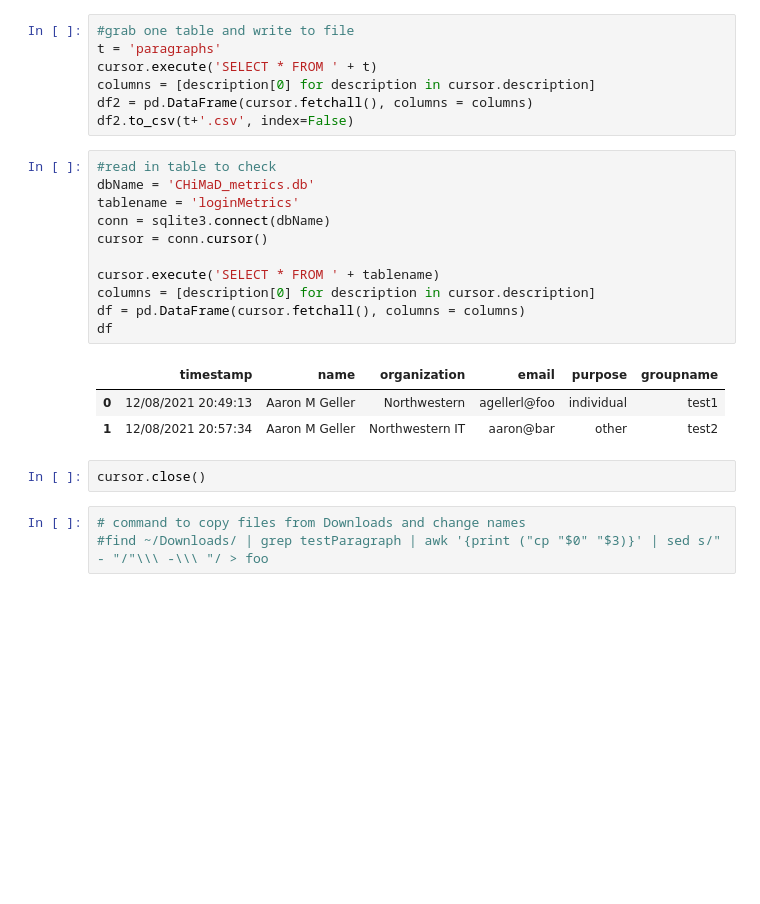
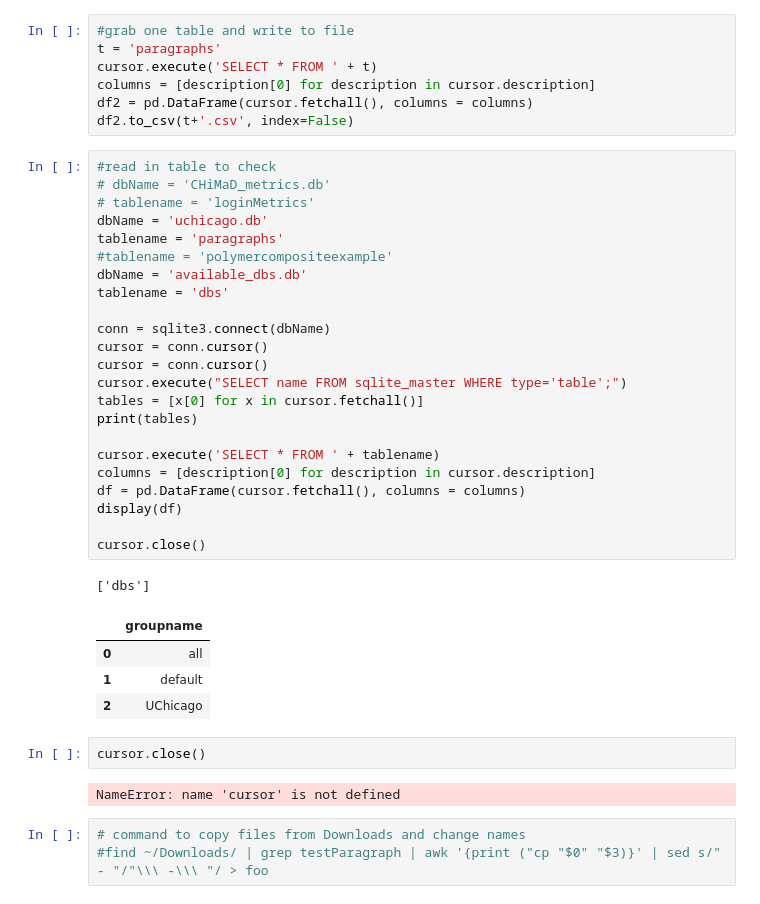
Before and after one commit to ageller/CHiMaDSystemDesignToolbox, a Jupyter notebook: chimadApp/app/static/data/sqlite3/pandas_to_sqlite3.ipynb, the cells around one changed output. Cells and saved outputs as stored; diff of their text form; blank space fills up the shorter version.

Commit message:
working on login

```diff
--- a/chimadApp/app/static/data/sqlite3/pandas_to_sqlite3.ipynb
+++ b/chimadApp/app/static/data/sqlite3/pandas_to_sqlite3.ipynb
@@ -162,23 +213,39 @@ cursor.execute('SELECT * FROM ' + t)
 columns = [description[0] for description in cursor.description]
 df2 = pd.DataFrame(cursor.fetchall(), columns = columns)
 df2.to_csv(t+'.csv', index=False)
-# %%
-#read in table to check
-dbName = 'CHiMaD_metrics.db'
-tablename = 'loginMetrics'
-conn = sqlite3.connect(dbName)
-cursor = conn.cursor()
-
-cursor.execute('SELECT * FROM ' + tablename)
-columns = [description[0] for description in cursor.description]
-df = pd.DataFrame(cursor.fetchall(), columns = columns)
-df
-# %% [output]
-|  | timestamp | name | organization | email | purpose | groupname |
-| 0 | 12/08/2021 20:49:13 | Aaron M Geller | Northwestern | agellerl@foo | individual | test1 |
-| 1 | 12/08/2021 20:57:34 | Aaron M Geller | Northwestern IT | aaron@bar | other | test2 |
-# %%
-cursor.close()
+# %%
+#read in table to check
+# dbName = 'CHiMaD_metrics.db'
+# tablename = 'loginMetrics'
+dbName = 'uchicago.db'
+tablename = 'paragraphs'
+#tablename = 'polymercompositeexample'
+dbName = 'available_dbs.db'
+tablename = 'dbs'
+
+conn = sqlite3.connect(dbName)
+cursor = conn.cursor()
+cursor = conn.cursor()
+cursor.execute("SELECT name FROM sqlite_master WHERE type='table';")
+tables = [x[0] for x in cursor.fetchall()]
+print(tables)
+
+cursor.execute('SELECT * FROM ' + tablename)
+columns = [description[0] for description in cursor.description]
+df = pd.DataFrame(cursor.fetchall(), columns = columns)
+display(df)
+
+cursor.close()
+# %% [output]
+['dbs']
+|  | groupname |
+| 0 | all |
+| 1 | default |
+| 2 | UChicago |
+# %%
+cursor.close()
+# %% [output]
+NameError: name 'cursor' is not defined
 # %%
 # command to copy files from Downloads and change names
 #find ~/Downloads/ | grep testParagraph | awk '{print ("cp "$0" "$3)}' | sed s/" - "/"\\\ -\\\ "/ > foo
```
Also changed, not shown: parts of 15 cells of this notebook, 9 other files.
